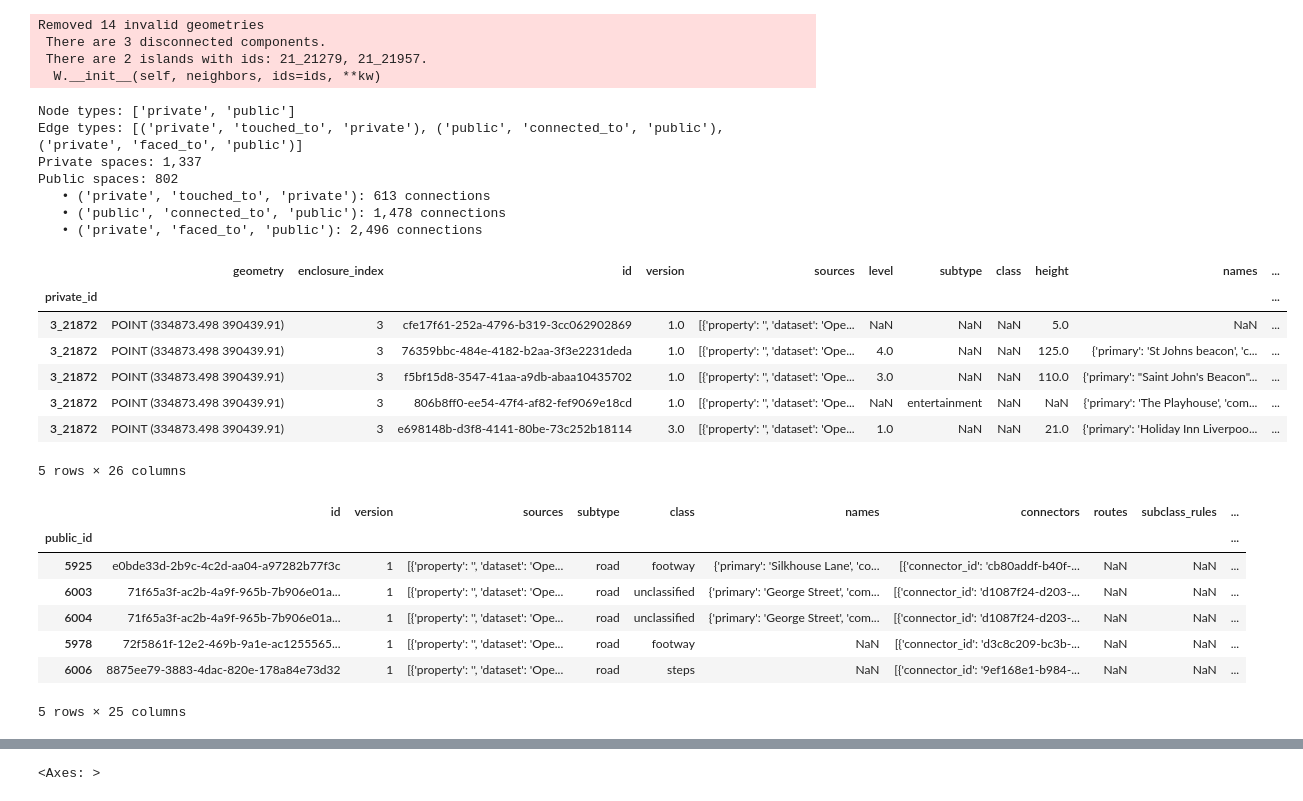
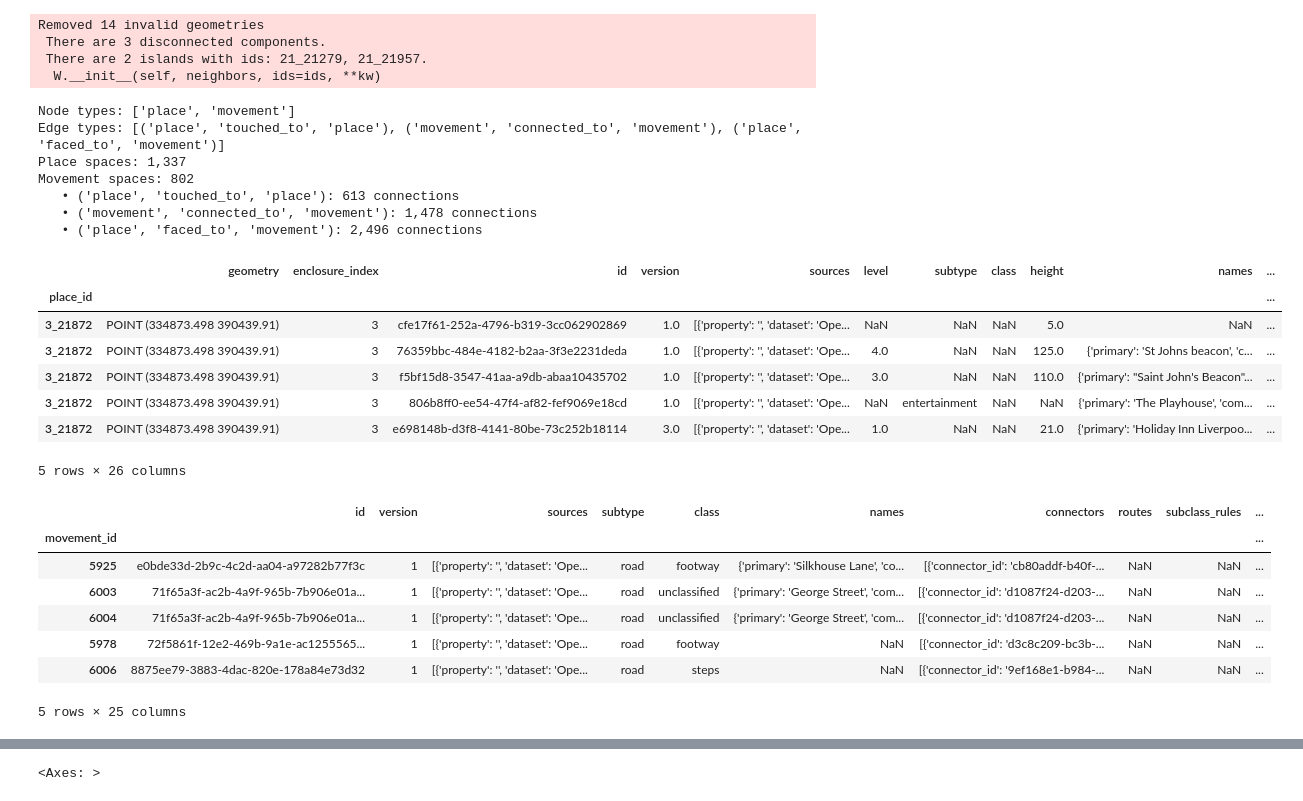
Before and after one commit to yu-ta-sato/city2graph, a Jupyter notebook: docs/examples/morphological_graph_from_overturemaps.ipynb, the cells around one changed output, grey strips where cells are left out. Cells and saved outputs as stored; diff of their text form; code cells hidden in the pictures.

```diff
--- a/docs/examples/morphological_graph_from_overturemaps.ipynb
+++ b/docs/examples/morphological_graph_from_overturemaps.ipynb
@@ -178,24 +178,24 @@ Removed 14 invalid geometries
 # %%
 print(f"Node types: {list(morpho_nodes.keys())}")
 print(f"Edge types: {list(morpho_edges.keys())}")
-print(f"Private spaces: {len(morpho_nodes['private']):,}")
-print(f"Public spaces: {len(morpho_nodes['public']):,}")
+print(f"Place spaces: {len(morpho_nodes['place']):,}")
+print(f"Movement spaces: {len(morpho_nodes['movement']):,}")
 
 for edge_type, edge_gdf in morpho_edges.items():
     print(f"   • {edge_type}: {len(edge_gdf):,} connections")
 # %% [output]
-Node types: ['private', 'public']
-Edge types: [('private', 'touched_to', 'private'), ('public', 'connected_to', 'public'), ('private', 'faced_to', 'public')]
-Private spaces: 1,337
-Public spaces: 802
-   • ('private', 'touched_to', 'private'): 613 connections
-   • ('public', 'connected_to', 'public'): 1,478 connections
-   • ('private', 'faced_to', 'public'): 2,496 connections
+Node types: ['place', 'movement']
+Edge types: [('place', 'touched_to', 'place'), ('movement', 'connected_to', 'movement'), ('place', 'faced_to', 'movement')]
+Place spaces: 1,337
+Movement spaces: 802
+   • ('place', 'touched_to', 'place'): 613 connections
+   • ('movement', 'connected_to', 'movement'): 1,478 connections
+   • ('place', 'faced_to', 'movement'): 2,496 connections
 # %%
-morpho_nodes["private"].head()
+morpho_nodes["place"].head()
 # %% [output]
 |  | geometry | enclosure_index | id | version | sources | level | subtype | class | height | names | ... |
-| private_id |  |  |  |  |  |  |  |  |  |  | ... |
+| place_id |  |  |  |  |  |  |  |  |  |  | ... |
 | 3_21872 | POINT (334873.498 390439.91) | 3 | cfe17f61-252a-4796-b319-3cc062902869 | 1.0 | [{'property': '', 'dataset': 'Ope... | NaN | NaN | NaN | 5.0 | NaN | ... |
 | 3_21872 | POINT (334873.498 390439.91) | 3 | 76359bbc-484e-4182-b2aa-3f3e2231deda | 1.0 | [{'property': '', 'dataset': 'Ope... | 4.0 | NaN | NaN | 125.0 | {'primary': 'St Johns beacon', 'c... | ... |
 | 3_21872 | POINT (334873.498 390439.91) | 3 | f5bf15d8-3547-41aa-a9db-abaa10435702 | 1.0 | [{'property': '', 'dataset': 'Ope... | 3.0 | NaN | NaN | 110.0 | {'primary': "Saint John's Beacon"... | ... |
@@ -203,10 +203,10 @@ morpho_nodes["private"].head()
 | 3_21872 | POINT (334873.498 390439.91) | 3 | e698148b-d3f8-4141-80be-73c252b18114 | 3.0 | [{'property': '', 'dataset': 'Ope... | 1.0 | NaN | NaN | 21.0 | {'primary': 'Holiday Inn Liverpoo... | ... |
 5 rows × 26 columns
 # %%
-morpho_nodes["public"].head()
+morpho_nodes["movement"].head()
 # %% [output]
 |  | id | version | sources | subtype | class | names | connectors | routes | subclass_rules | ... |
-| public_id |  |  |  |  |  |  |  |  |  | ... |
+| movement_id |  |  |  |  |  |  |  |  |  | ... |
 | 5925 | e0bde33d-2b9c-4c2d-aa04-a97282b77f3c | 1 | [{'property': '', 'dataset': 'Ope... | road | footway | {'primary': 'Silkhouse Lane', 'co... | [{'connector_id': 'cb80addf-b40f-... | NaN | NaN | ... |
 | 6003 | 71f65a3f-ac2b-4a9f-965b-7b906e01a... | 1 | [{'property': '', 'dataset': 'Ope... | road | unclassified | {'primary': 'George Street', 'com... | [{'connector_id': 'd1087f24-d203-... | NaN | NaN | ... |
 | 6004 | 71f65a3f-ac2b-4a9f-965b-7b906e01a... | 1 | [{'property': '', 'dataset': 'Ope... | road | unclassified | {'primary': 'George Street', 'com... | [{'connector_id': 'd1087f24-d203-... | NaN | NaN | ... |
```
Also changed, not shown: parts of 19 cells of this notebook, 6 other files.
